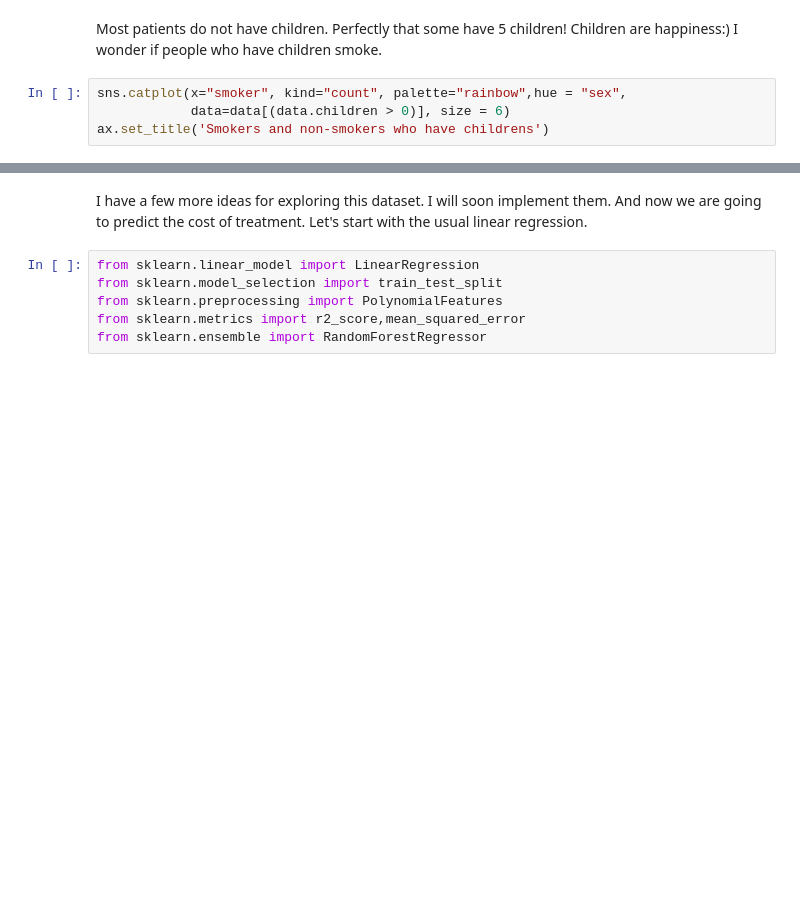
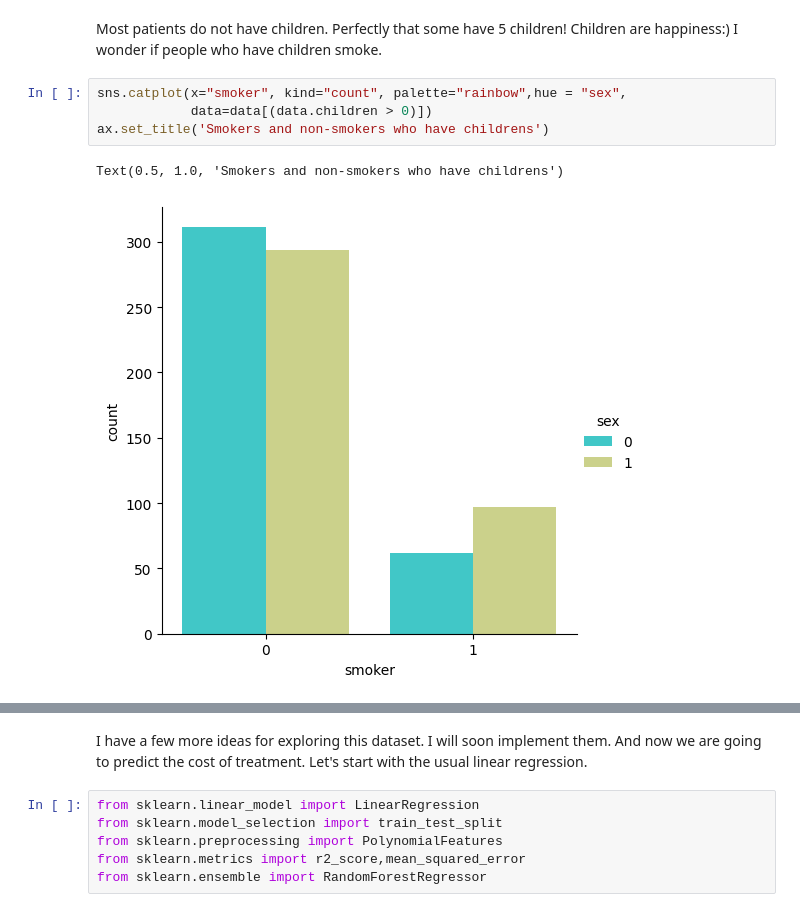
Before and after one commit to Amarjeet2909/ML-for-Decision-support-in-Insurance-sector, a Jupyter notebook: Main.ipynb, the cells around one changed output, grey strips where cells are left out. Saved outputs shown, nothing was run; the diff lists cells and outputs as text; blank space fills up the shorter version.

```diff
--- a/Main.ipynb
+++ b/Main.ipynb
@@ -265,8 +284,11 @@ Most patients do not have children. Perfectly that some have 5 children! Childre
 I wonder if people who have children smoke.
 # %%
 sns.catplot(x="smoker", kind="count", palette="rainbow",hue = "sex",
-            data=data[(data.children > 0)], size = 6)
+            data=data[(data.children > 0)])
 ax.set_title('Smokers and non-smokers who have childrens')
+# %% [output]
+Text(0.5, 1.0, 'Smokers and non-smokers who have childrens')
+[figure, added]
 # %% [markdown]
 Oh oh oh.....
 ![![image.png](attachment:image.png)](https://www.az-jenata.bg/media/az-jenata/files/galleries/640x480/4c0373972cdd156a2e2c008dc5c0a93a.jpg)
```
Also changed, not shown: parts of 13 cells of this notebook.
